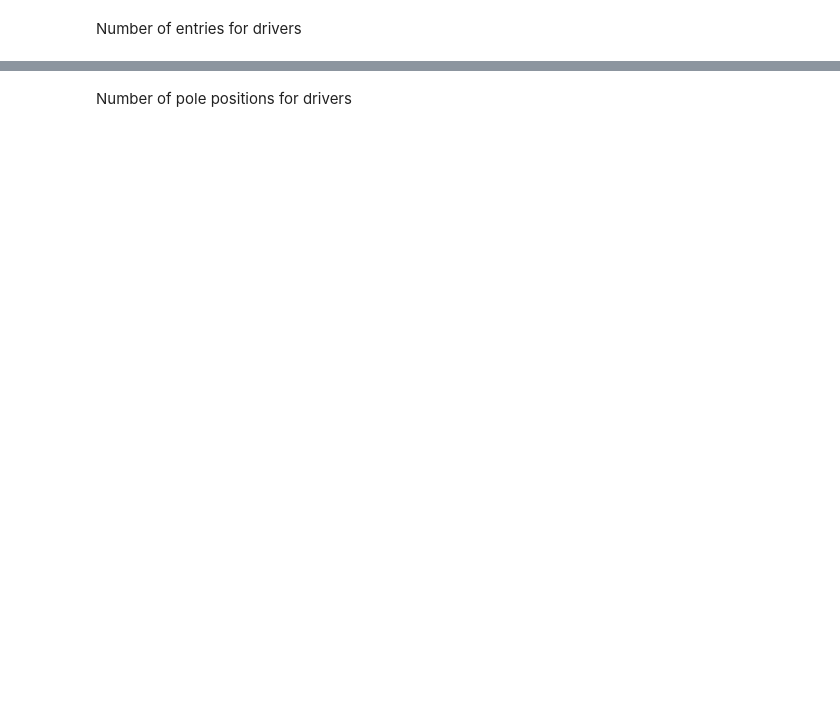
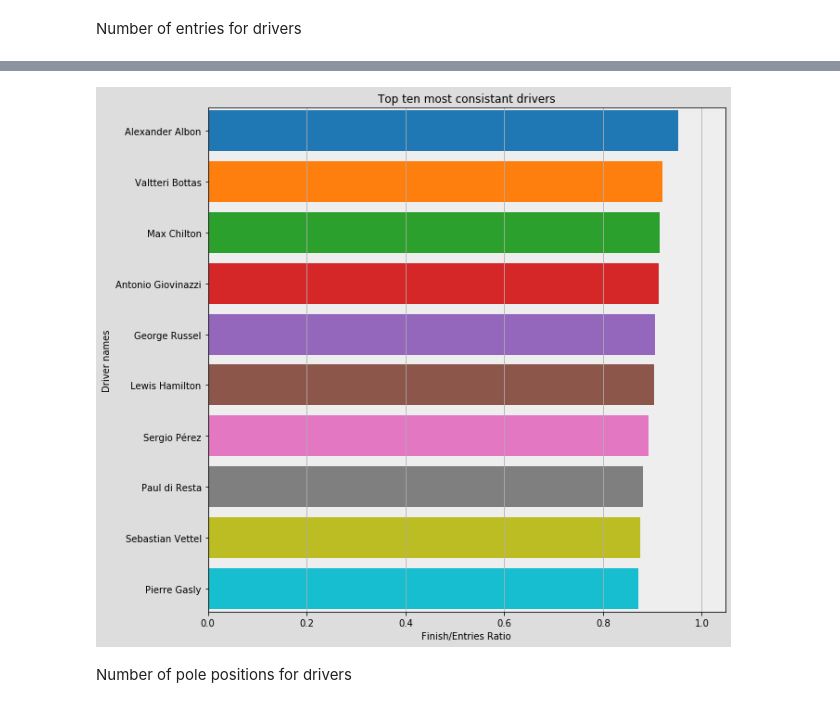
Before and after one commit to osskari/F1Data, a Jupyter notebook: Untitled.ipynb, the cells around one changed output, grey strips where cells are left out. Cells and saved outputs as stored; diff of their text form; code cells hidden in the pictures; blank space fills up the shorter version.

```diff
--- a/Untitled.ipynb
+++ b/Untitled.ipynb
@@ -515,4 +695,19 @@ finishes = pd.read_sql_query(' '.join([
     'AND r.positionText != "F"',
     'GROUP BY r.driverId'
 ]), engine).set_index('driverId')
-finishes
+
+#Get all driver to access their names
+drivers = pd.read_sql_query(' '.join([
+    'SELECT d.driverId, d.forename, d.surname',
+    'FROM Drivers AS d'
+]), engine).set_index('driverId')
+
+#Join the tables together
+finishesTable = finishes.join(drivers)
+#Create a fullname column and delete the other two
+finishesTable['fullname'] = finishesTable['forename'] + ' ' + finishesTable['surname']
+del finishesTable['forename']
+del finishesTable['surname']
+finishesTable = finishesTable.set_index('fullname')
+finishesTable = finishesTable.sort_values(by=['Finishes'], ascending=False)
+finishesTable
@@ -532,3 +769,41 @@ finEntRatio
+# %%
+#Join entries and finishes tables
+finEntRatio = finishes.join(entries)
+finEntRatioTable = finishesTable.join(entriesTable)
+#Create Ratio column for table to be shown, and dataframe to be used for machine learning later
+finEntRatio['Finishes/Entries'] = [x['Finishes']/x['Entries'] for i, x in finEntRatio.iterrows()]
+finEntRatioTable['Finishes/Entries'] = [x['Finishes']/x['Entries'] for i, x in finEntRatioTable.iterrows()]
+#Drop all drivers that have less than 21 entries (21 is the amount of races for one season currently)
+finEntRatioTable = finEntRatioTable.drop(finEntRatioTable[(finEntRatioTable.Entries < 21)].index)
+finEntRatioTable = finEntRatioTable.sort_values(by=['Finishes/Entries'], ascending=False)
+finEntRatioTable = finEntRatioTable.head(10)
+
+# Setup figure
+fig, ax = plt.subplots()
+fig.set_figheight(10)
+fig.set_figwidth(10)
+fig.patch.set_facecolor('#dddddd')
+ax.set_facecolor('#eeeeee')
+
+# Alternate bar colors
+colors = [f'C{i}' for i in range(finEntRatioTable.shape[0])]
+
+# Plot data
+ax.barh(finEntRatioTable.index, finEntRatioTable['Finishes/Entries'], color=colors)
+
+# Set visual components of plot
+ax.tick_params(labelsize=10)
+ax.margins(x=0.1, y=0.005)
+ax.invert_yaxis()
+ax.set_xlabel('Finish/Entries Ratio')
+ax.set_ylabel('Driver names')
+ax.set_title('Top ten most consistant drivers')
+ax.xaxis.grid(True)
+
+# Show figure
+plt.show()
+# %% [output]
+[figure, added]
 # %% [markdown]
 Number of pole positions for drivers
 # %%
```
Also changed, not shown: parts of 30 cells of this notebook.
